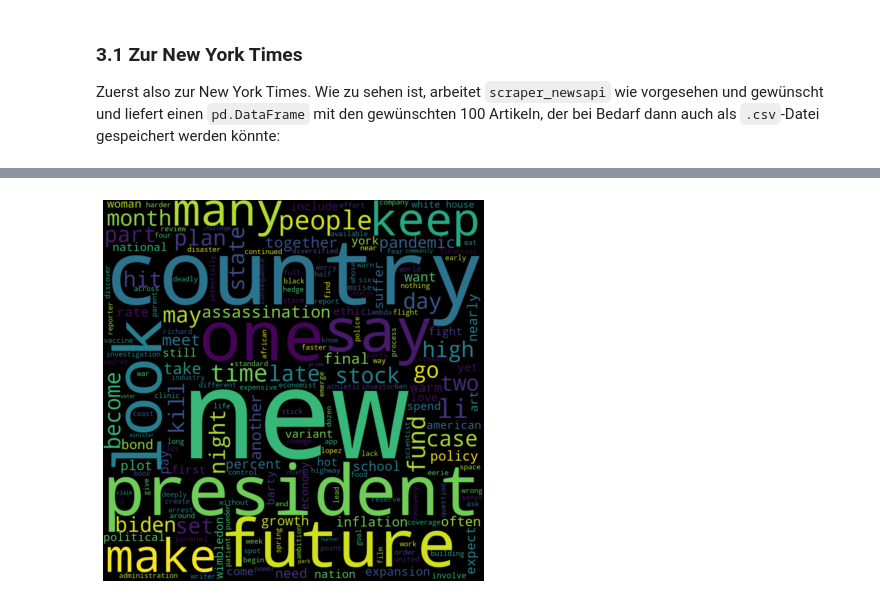
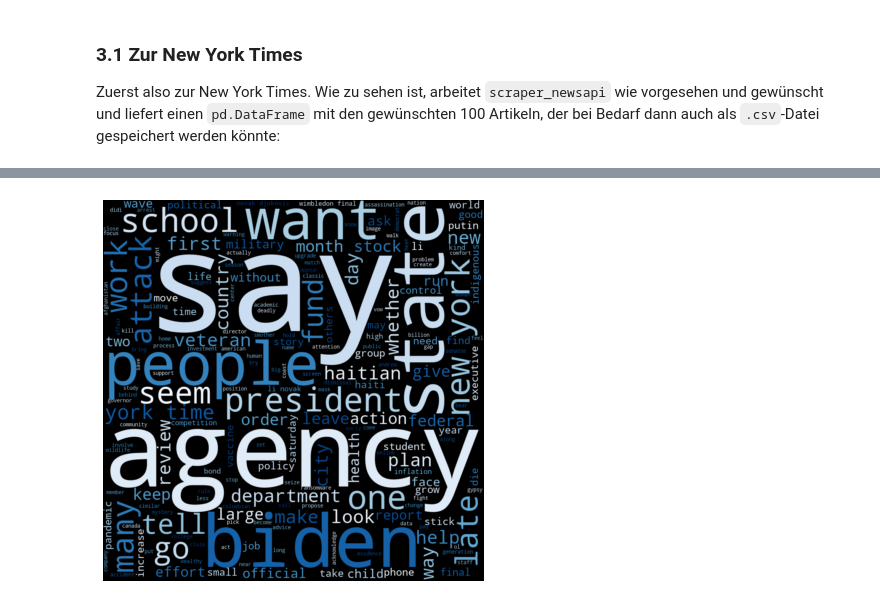
Before and after one commit to FWisniewski44/data-scraping-2021, a Jupyter notebook: Abschlussportfolio_Florian_Wisniewski.ipynb, the cells around one changed output, grey strips where cells are left out. Cells and saved outputs as stored; diff of their text form; code cells hidden in the pictures.

```diff
--- a/Abschlussportfolio_Florian_Wisniewski.ipynb
+++ b/Abschlussportfolio_Florian_Wisniewski.ipynb
@@ -177,7 +165,8 @@ def vorbereitung_dfs(i, a):
 # %%
 ## funktion für die wordclouds (erspart dann tippen)
 def wordcloud_erstellen_für(wortliste):
-    wordcloud = WordCloud(width = 1000, height = 1000, background_color="black").generate(wortliste)
+    stopwords = set(STOPWORDS)
+    wordcloud = WordCloud(width = 1000, height = 1000, background_color="black", colormap="Blues", stopwords=stopwords).generate(wortliste)
     plt.figure(figsize=(10,7))
     plt.imshow(wordcloud, interpolation="bilinear")
     plt.axis("off")
@@ -267,11 +249,17 @@ nytimes_words.to_csv("nytimes_words.csv", encoding="UTF-8")
 # %%
-# da keine hilfreiche ressource gefunden wurde, wie eine csv-spalte in plain text im txt-format, und das innerhalb von python,
-# gebracht werden könnte, wurde der text einfach aus dem csv kopiert, als txt gespeichert und die überschüssigen satzzeichen
-# wurden mit find-replace einfach gelöscht. somit sind die daten dann einsatzbereit für die wordcloud:
+# in vorbereitung auf die wordcloud brauche ich aus der spalte "text_final" nur die strings, außerhalb einer liste:
+nytimes_neue["text_final"] = nytimes_neue["text_final"].str.strip('[]')
 
-nyt_text = open('wordlist_nyt.txt', mode = 'r', encoding = 'utf-8').read()
+# wörter aus den columns mit leerzeichen dazwischen joinen, dann für den coltext den datentyp string deklarieren
+nytimes_text = " ".join(coltext for coltext in nytimes_neue.text_final.astype(str))
+
+# für die wordcloud, da es besser aussieht: die single quotes entfernen
+nytimes_text = nytimes_text.replace("'", "")
+
+# hier bei bedarf den kommentar entfernen um die textliste zu sehen:
+#nytimes_text
 # %%
 # wordlist generieren und erstmals anzeigen:
-wordcloud_erstellen_für(nyt_text)
+wordcloud_erstellen_für(nytimes_text)
 # %% [output]
-[figure, old version]
+[figure, new version]
```
Also changed, not shown: parts of 27 cells of this notebook, 9 other files.
